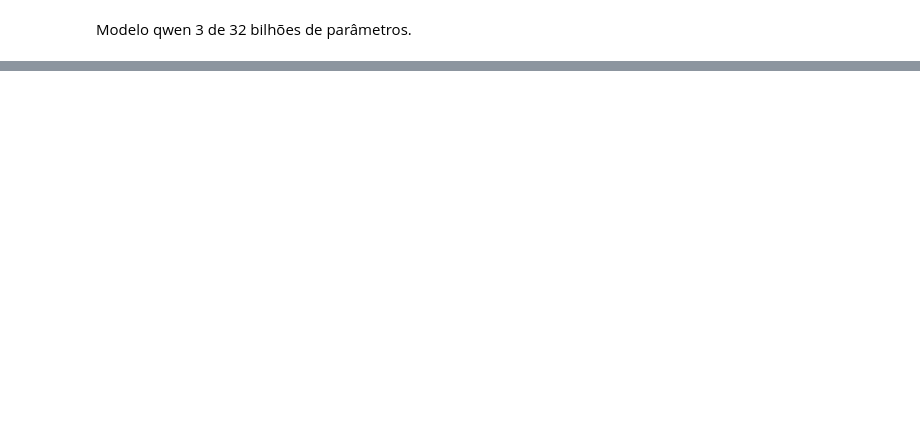
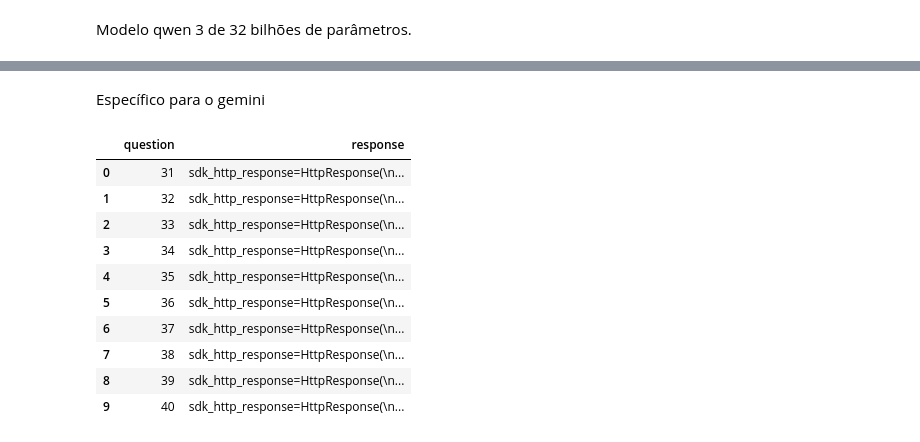
Before and after one commit to eduoududu/juridico, a Jupyter notebook: models/open_questions.ipynb, the cells around one changed output, grey strips where cells are left out. Drawn from its saved outputs; the diff is of its cells as text; code cells hidden in the pictures; blank space fills up the shorter version.

```diff
--- a/models/open_questions.ipynb
+++ b/models/open_questions.ipynb
@@ -158,0 +151,63 @@ qwen_responses = questions_submit(client_ai_instance(groq_api_key), model_id, df
+# %% [markdown]
+Específico para o gemini
+# %%
+# Recuperar a chave da API de forma segura, armazenada no Secrets do Google Colab.
+# O uso do Secrets é uma alternativa para que chave de API não fique exposta no código.
+# Tal chave previamente criada no Google AI Studio.
+# Observação: o nome da chave definido no Google AI Studio precisa ser exatamente o mesmo cadastrado no Secrets.
+#             inclusive com diferenciação de letra maiúscula e minúscula.
+google_api_key = userdata.get('google_api_key')
+
+# O modelo escolhi do para rodar é o Gemini da Google em nuvém preview de 2026.
+model_id = 'gemini-3.1-flash-lite-preview'
+
+# Instancia o modelo.
+client_ai = genai.Client(api_key=google_api_key)
+
+# Criar uma lista vazia, para guardar as respostas, por questão de performance.
+gemini_responses = []
+
+# Repetição que percorre todo Dataframe.
+for index, row in df_my_questions.iterrows():
+    # preenchimento dos parâmetros da pergunta, com base na linha corrente.
+    questao = row['question']
+    papel = row['system']
+    categoria = row['category']
+    contexto = row['statement']
+    dificuldade = row['level']
+    instrucao = row['turns']
+
+    # Preparação do prompt em Markdown.
+    prompt_usuario = markdown_prepare(papel, categoria, contexto, dificuldade, instrucao)
+
+    # Chamada simples para a API da Google em nuvem.
+    response = client_ai.models.generate_content(
+        model=model_id,
+        contents=prompt_usuario,
+        config={
+            "temperature": 0.1,  # Conservador.
+            "max_output_tokens": 1024
+        }
+    )
+
+    # Armazenar o resultado em uma lista.
+    gemini_responses.append({"question": questao, "response": response.candidates[0].content.parts[0].text})
+    print(f"Questão {questao} processada com sucesso.")
+
+# Fechar conexão com a IA
+client_ai.close()
+
+# Para melhor visualização, converter as respostas em um Dataframe.
+df_gemini_response = pd.DataFrame(gemini_responses)
+# %% [output]
+|  | question | response |
+| 0 | 31 | sdk_http_response=HttpResponse(\n... |
+| 1 | 32 | sdk_http_response=HttpResponse(\n... |
+| 2 | 33 | sdk_http_response=HttpResponse(\n... |
+| 3 | 34 | sdk_http_response=HttpResponse(\n... |
+| 4 | 35 | sdk_http_response=HttpResponse(\n... |
+| 5 | 36 | sdk_http_response=HttpResponse(\n... |
+| 6 | 37 | sdk_http_response=HttpResponse(\n... |
+| 7 | 38 | sdk_http_response=HttpResponse(\n... |
+| 8 | 39 | sdk_http_response=HttpResponse(\n... |
+| 9 | 40 | sdk_http_response=HttpResponse(\n... |
```
Also changed, not shown: parts of 24 cells of this notebook, 2 other files.
